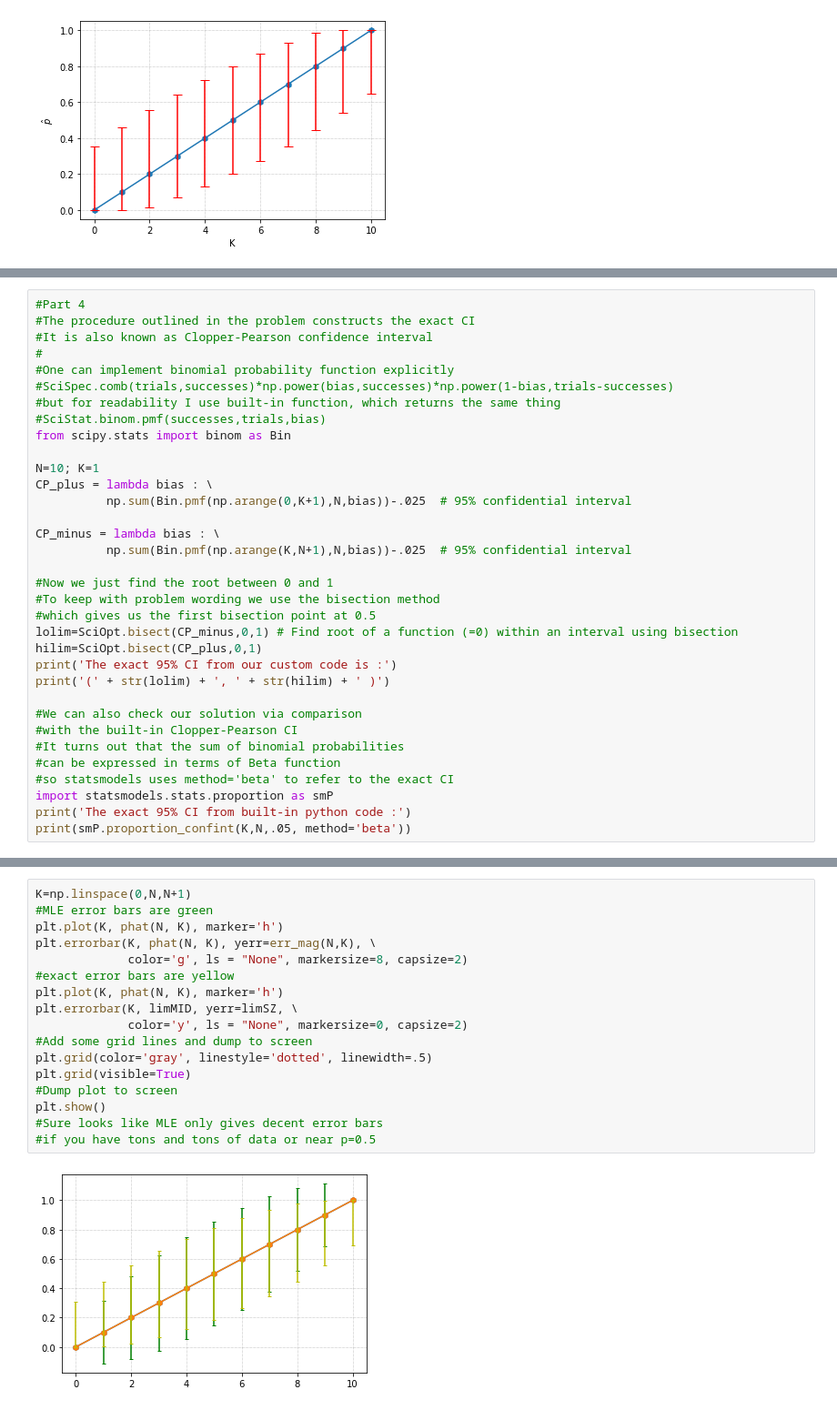
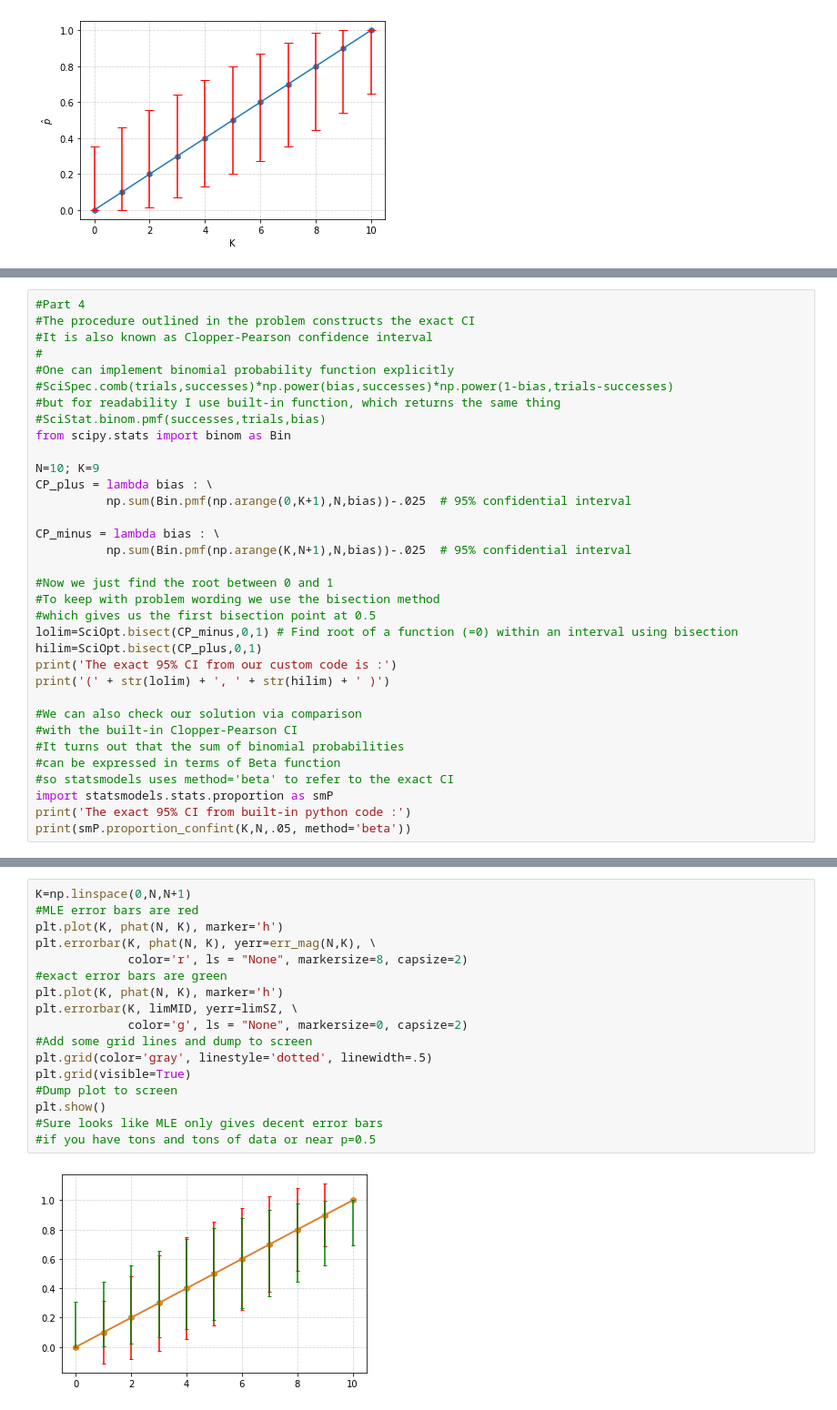
Before and after one commit to KaixinW99/Statistics, a Jupyter notebook: Statistics/P2.1_MLE&Fisher.ipynb, the cells around one changed output, grey strips where cells are left out. Shown: that part at 91% size. Drawn from its saved outputs; the diff is of its cells as text.

```diff
--- a/Statistics/P2.1_MLE&Fisher.ipynb
+++ b/Statistics/P2.1_MLE&Fisher.ipynb
@@ -168,7 +168,7 @@ Again, start at $p=0.5$ and raise this parameter value gradually numerically. At
 #SciStat.binom.pmf(successes,trials,bias)
 from scipy.stats import binom as Bin
 
-N=10; K=1
+N=10; K=9
 CP_plus = lambda bias : \
           np.sum(Bin.pmf(np.arange(0,K+1),N,bias))-.025  # 95% confidential interval
 
@@ -253,20 +253,20 @@ plt.show()
 [figure]
 # %%
 K=np.linspace(0,N,N+1)
-#MLE error bars are green
+#MLE error bars are red
 plt.plot(K, phat(N, K), marker='h')
 plt.errorbar(K, phat(N, K), yerr=err_mag(N,K), \
-             color='g', ls = "None", markersize=8, capsize=2)
-#exact error bars are yellow
+             color='r', ls = "None", markersize=8, capsize=2)
+#exact error bars are green
 plt.plot(K, phat(N, K), marker='h')
 plt.errorbar(K, limMID, yerr=limSZ, \
-             color='y', ls = "None", markersize=0, capsize=2)
+             color='g', ls = "None", markersize=0, capsize=2)
 #Add some grid lines and dump to screen
 plt.grid(color='gray', linestyle='dotted', linewidth=.5)
 plt.grid(visible=True)
 #Dump plot to screen
 plt.show()
 #Sure looks like MLE only gives decent error bars
 #if you have tons and tons of data or near p=0.5
 # %% [output]
-[figure, old version]
+[figure, new version]
```
Also changed, not shown: parts of 3 cells of this notebook.
